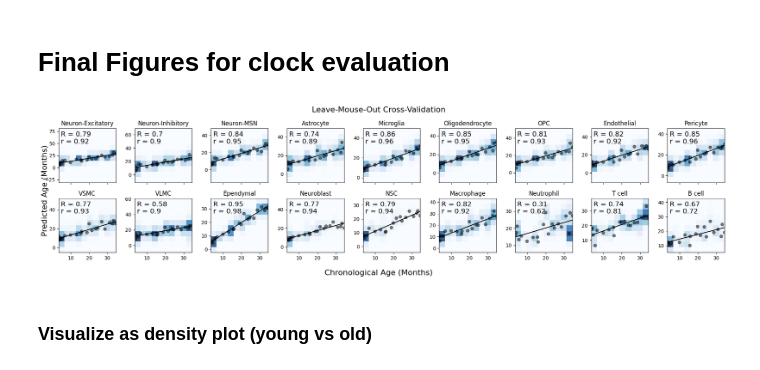
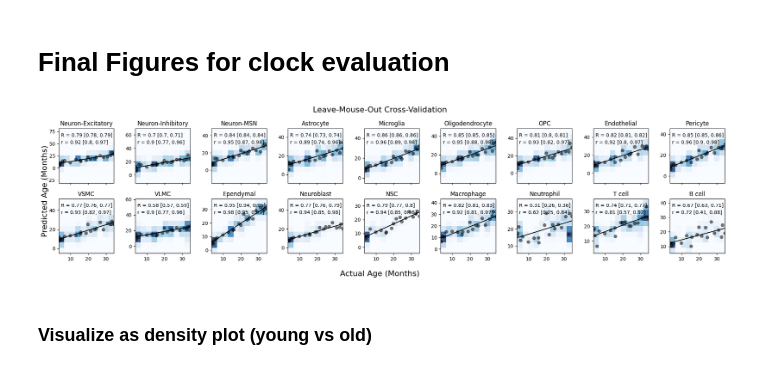
Before and after one commit to sunericd/spatial_aging_clocks, a Jupyter notebook: 3A_clocks_single_cell.ipynb, the cells around one changed output. Drawn from its saved outputs; the diff is of its cells as text; code cells hidden in the pictures.

```diff
--- a/3A_clocks_single_cell.ipynb
+++ b/3A_clocks_single_cell.ipynb
@@ -37,6 +37,22 @@ from matplotlib.lines import Line2D
 import seaborn as sns
 
 from clock_preprocessing import *
+# %%
+# function for computing confidence interval for correlations
+
+def correlation_confidence_interval(r,n,ci=0.95):
+    '''
+    Given correlation (r), number of samples (n), and confidence interval (ci).
+    Computes the confidence interval lower and upper bounds for r
+    '''
+    from scipy.stats import norm
+    import math
+
+    z = norm.ppf(1-(1-ci)/2)
+    lower = math.tanh(math.atanh(r)-z/np.sqrt(n-3))
+    upper = math.tanh(math.atanh(r)+z/np.sqrt(n-3))
+
+    return((lower,upper))
 # %%
 restricted_celltype_subset = ['Neuron-Excitatory','Neuron-MSN','Astrocyte','Microglia','Oligodendrocyte','OPC','Endothelial','Pericyte','VSMC','Ependymal','Neuroblast','NSC','Macrophage', 'T cell']
 # %% [markdown]
@@ -204,37 +220,38 @@ for i in range(nrows):
         b, a = np.polyfit(sub_adata.obs.groupby(["mouse_id"])["age"].median(), sub_adata.obs.groupby(["mouse_id"])["predicted_age"].median(), deg=1)
         xseq = np.linspace(np.min(sub_adata.obs['age']),np.max(sub_adata.obs['age']),100)
         axs[i,j].plot(xseq, a + b * xseq, color="k")
         axs[i,j].set_title(celltype)
         r,p = pearsonr(sub_adata.obs['age'], sub_adata.obs['predicted_age'])
+        ci = correlation_confidence_interval(r,len(sub_adata.obs['age']),0.95)
         r_med,p_med = pearsonr(sub_adata.obs.groupby(["mouse_id"])["age"].median(), sub_adata.obs.groupby(["mouse_id"])["predicted_age"].median())
+        ci_med = correlation_confidence_interval(r_med,len(sub_adata.obs.groupby(["mouse_id"])["age"].median()),0.95)
         mae = np.mean(np.abs(sub_adata.obs['age']-sub_adata.obs['predicted_age']))
-        #axs[i,j].annotate(f"R = {round(r,2)}", (0.3, 0.05), xycoords='axes fraction', fontsize=14)
-        axs[i,j].annotate(f"R = {round(r,2)}", (0.04, 0.85), xycoords='axes fraction', fontsize=14)
-        axs[i,j].annotate(f"r = {round(r_med,2)}", (0.04, 0.72), xycoords='axes fraction', fontsize=14)
+        axs[i,j].annotate(f"R = {round(r,2)} [{round(ci[0],2)}, {round(ci[1],2)}]", (0.04, 0.85), xycoords='axes fraction', fontsize=10)
+        axs[i,j].annotate(f"r = {round(r_med,2)} [{round(ci_med[0],2)}, {round(ci_med[1],2)}]", (0.04, 0.72), xycoords='axes fraction', fontsize=10)
 
         # append stats
         celltype_list.append(celltype)
         r_list.append(r)
         mae_list.append(mae)
         r_list_median.append(r_med)
 
         counter += 1
 
 # make figure
 fig.suptitle("Leave-Mouse-Out Cross-Validation", fontsize=16)
 fig.supxlabel("Actual Age (Months)", fontsize=16)
 fig.supylabel("Predicted Age (Months)", fontsize=16)
 fig.tight_layout()
 plt.savefig(f"plots/clocks/pseudobulked/lasso_loocv_predicted_age_correlation_n30_spatialsmoothonsmooth.pdf",
             bbox_inches='tight')
 plt.show()
 
 
 # save stats
 stat_df = pd.DataFrame(np.vstack([celltype_list, r_list, r_list_median, mae_list]).T, columns=["celltype", "pearson", "pearson_median", "mean_abs_err"])
 stat_df.to_csv("results/clocks/stats/lasso_loocv_predicted_age_correlation_n30_spatialsmoothonsmooth_alpha08_nneigh20.csv", index=False)
 # %% [output]
-[figure, old version]
+[figure, new version]
 # %% [markdown]
 ### Visualize as density plot (young vs old)
 # %%
```
Also changed, not shown: parts of 7 cells of this notebook, 13 other files.
